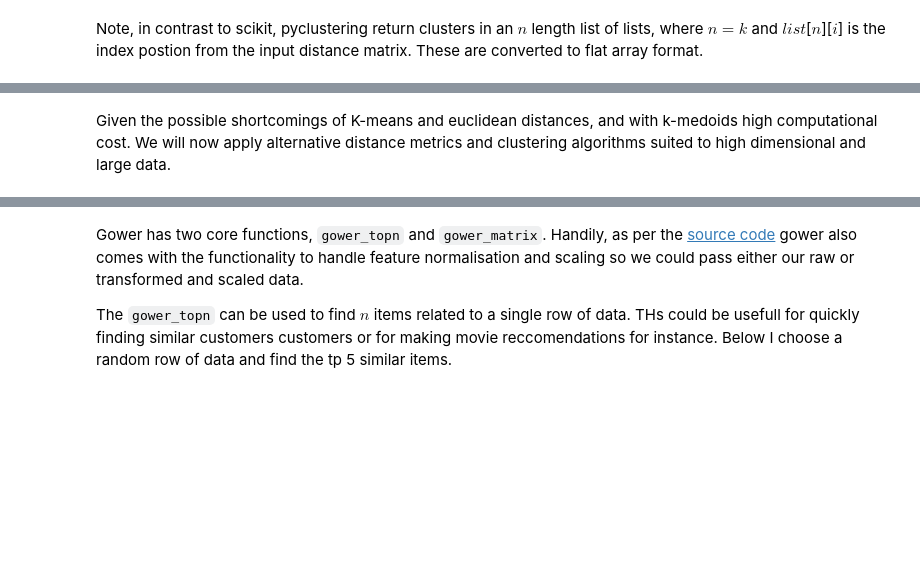
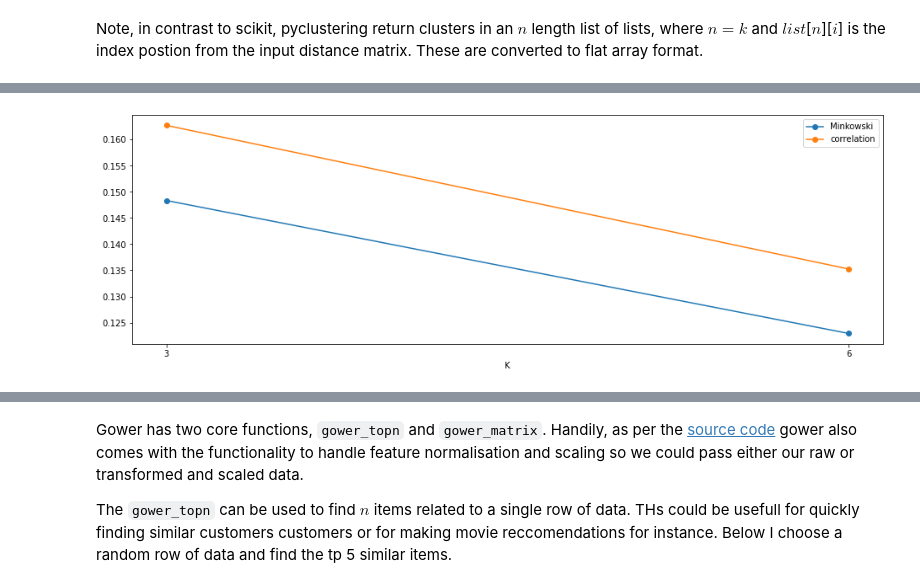
Before and after one commit to bpostance/learn_data_science, a Jupyter notebook: ML/2.3_Clustering/1.1-Clustering-Mixed-Data.ipynb, the cells around one changed output, grey strips where cells are left out. Drawn from its saved outputs; the diff is of its cells as text; code cells hidden in the pictures; blank space fills up the shorter version.

```diff
--- a/ML/2.3_Clustering/1.1-Clustering-Mixed-Data.ipynb
+++ b/ML/2.3_Clustering/1.1-Clustering-Mixed-Data.ipynb
@@ -651,36 +656,37 @@ NameError: name 'squareform' is not defined
 # %% [markdown]
 Note, in contrast to scikit, pyclustering return clusters in an $n$ length list of lists, where $n=k$ and $list$[$n$][$i$] is the index postion from the input distance matrix. These are converted to flat array format.
 # %%
-# # find k clusters
-# results_kmedoids = dict()
+# find k clusters
+results_kmedoids = dict()
 
-# k_cand = [5,10]
+k_cand = [3,6]
 
-# for k in k_cand:
-#     # initiate k random medoids - sets k clusters
-#     initial_medoids = np.random.randint(0,1000,size=k)
-#     kmedoids_instance = kmedoids(mh,
-#                                  initial_medoids,
-#                                  data_type='distance_matrix')
+for k in k_cand:
+    # initiate k random medoids - sets k clusters
+    initial_medoids = np.random.randint(0,1000,size=k)
+    kmedoids_instance = kmedoids(mh,
+                                 initial_medoids,
+                                 data_type='distance_matrix')
 
-#     # run cluster analysis and obtain results
-#     %time kmedoids_instance.process()
-#     clusters = kmedoids_instance.get_clusters()
-#     medoids = kmedoids_instance.get_medoids()
+    # run cluster analysis and obtain results
+    %time kmedoids_instance.process()
+    clusters = kmedoids_instance.get_clusters()
+    medoids = kmedoids_instance.get_medoids()
 
-#     # convert cluster output
-#     cluster_array = pd.DataFrame([(x,e) for e,i in enumerate(clusters) for x in i if len(i)>1]).sort_values(by=0)[1].values
+    # convert cluster output
+    cluster_array = pd.DataFrame([(x,e) for e,i in enumerate(clusters) for x in i if len(i)>1]).sort_values(by=0)[1].values
 
-#     # score
-#     score1 = silhouette_score(mh, cluster_array, metric='precomputed')
-#     score2 = silhouette_score(Xy_scaled, cluster_array,metric='correlation')
+    # score
+    score1 = silhouette_score(mh, cluster_array, metric='precomputed')
+    score2 = silhouette_score(Xy_scaled, cluster_array,metric='correlation')
 
-#     # store
-#     results_kmedoids[k] = {'k':cluster_array,'s1':score1,'s2':score2}
+    # store
+    results_kmedoids[k] = {'k':cluster_array,'s1':score1,'s2':score2}
 
-# fig,axs = plt.subplots(1,1,figsize=(16,5))
-# axs.plot([i for i in results_kmedoids.keys()],[i['s1'] for i in results_kmedoids.values()],'o-',label='Minkowski')
-# axs.plot([i for i in results_kmedoids.keys()],[i['s2'] for i in results_kmedoids.values()],'o-',label='correlation')
-# axs.set_xticks(k_cand)
-# axs.set_xlabel('K')
-# axs.legend();
+fig,axs = plt.subplots(1,1,figsize=(16,5))
+axs.plot([i for i in results_kmedoids.keys()],[i['s1'] for i in results_kmedoids.values()],'o-',label='Minkowski')
+axs.plot([i for i in results_kmedoids.keys()],[i['s2'] for i in results_kmedoids.values()],'o-',label='correlation')
+axs.set_xticks(k_cand)
+axs.set_xlabel('K')
+axs.legend();
+# %% [output]
@@ -687,2 +697 @@ Note, in contrast to scikit, pyclustering return clusters in an $n$ length list
+[figure, added]
-# %% [markdown]
-Given the possible shortcomings of K-means and euclidean distances, and with k-medoids high computational cost. We will now apply alternative distance metrics and clustering algorithms suited to high dimensional and large data.
```
Also changed, not shown: parts of 42 cells of this notebook.
